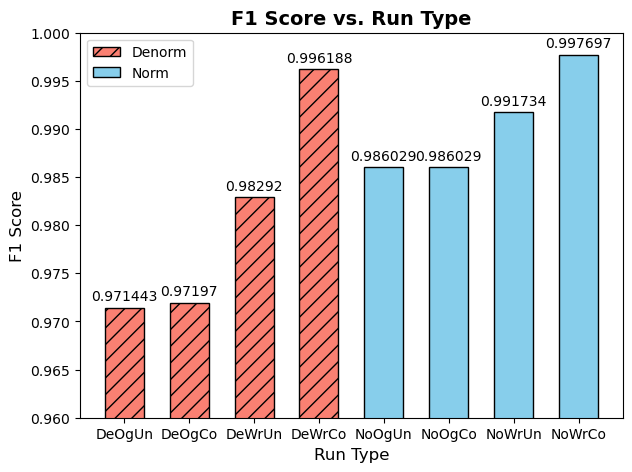
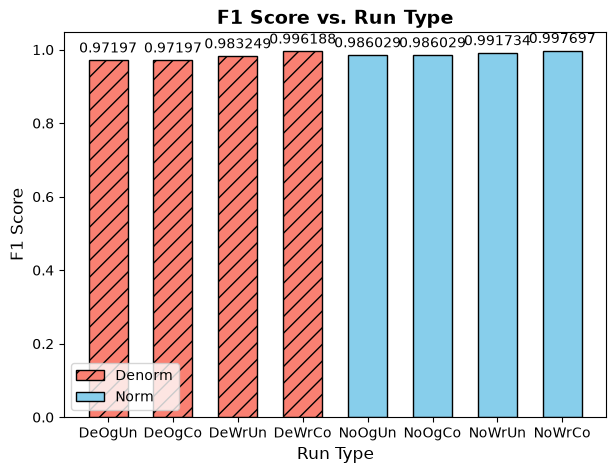
The change to this notebook cell's code, shown as a diff; its figure went from the first image to the second:
--- before
+++ after
@@ -21,5 +21,5 @@
 bars = ax.bar(bar_cats, vals, width=0.6, color=colors, hatch=hatches, edgecolor='black')
 ax.bar_label(bars, padding=3)
-# ax.set_ylim(0.96, 1.0)
+ax.set_ylim(0.96, 1.0)
 
 ax.set_xlabel('Run Type', fontsize=12)

Commit: benign updated, cw attack